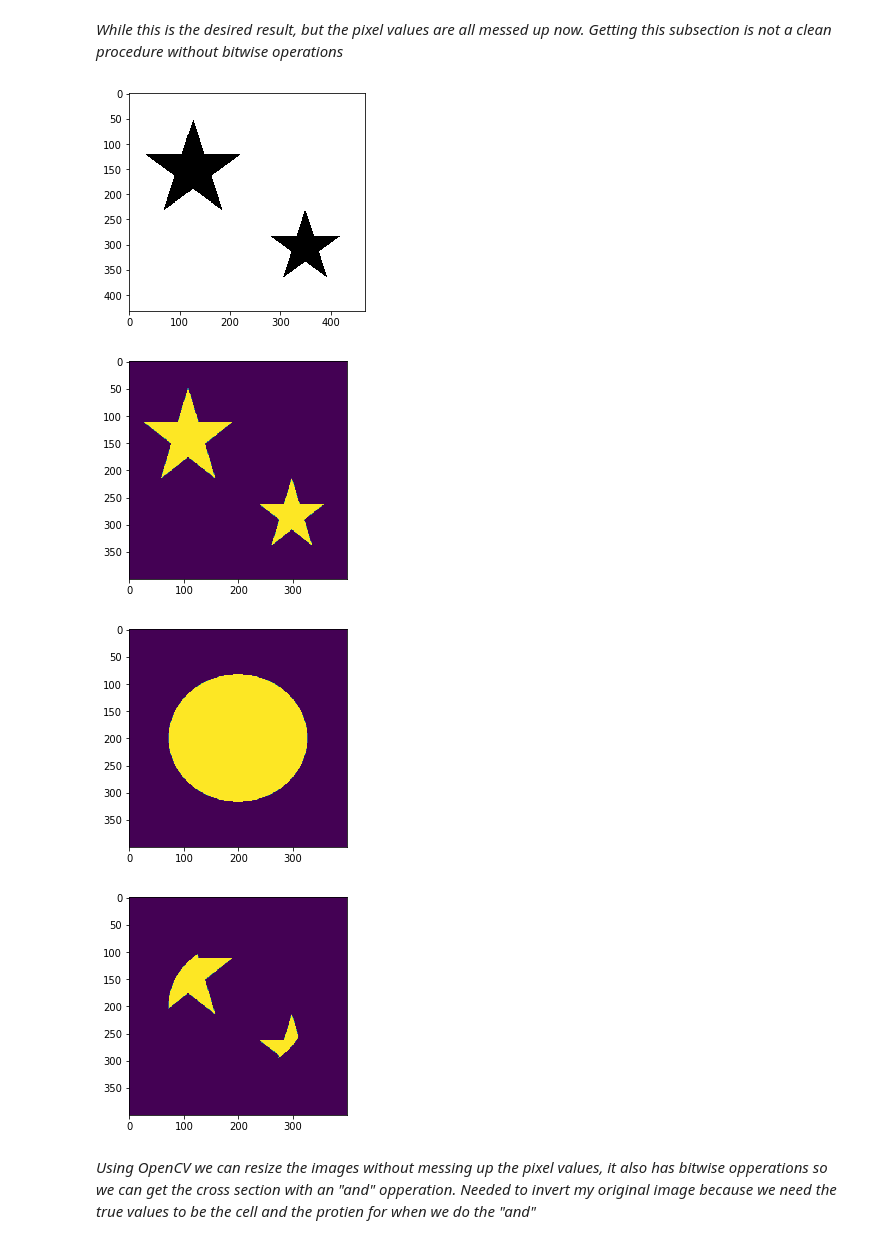
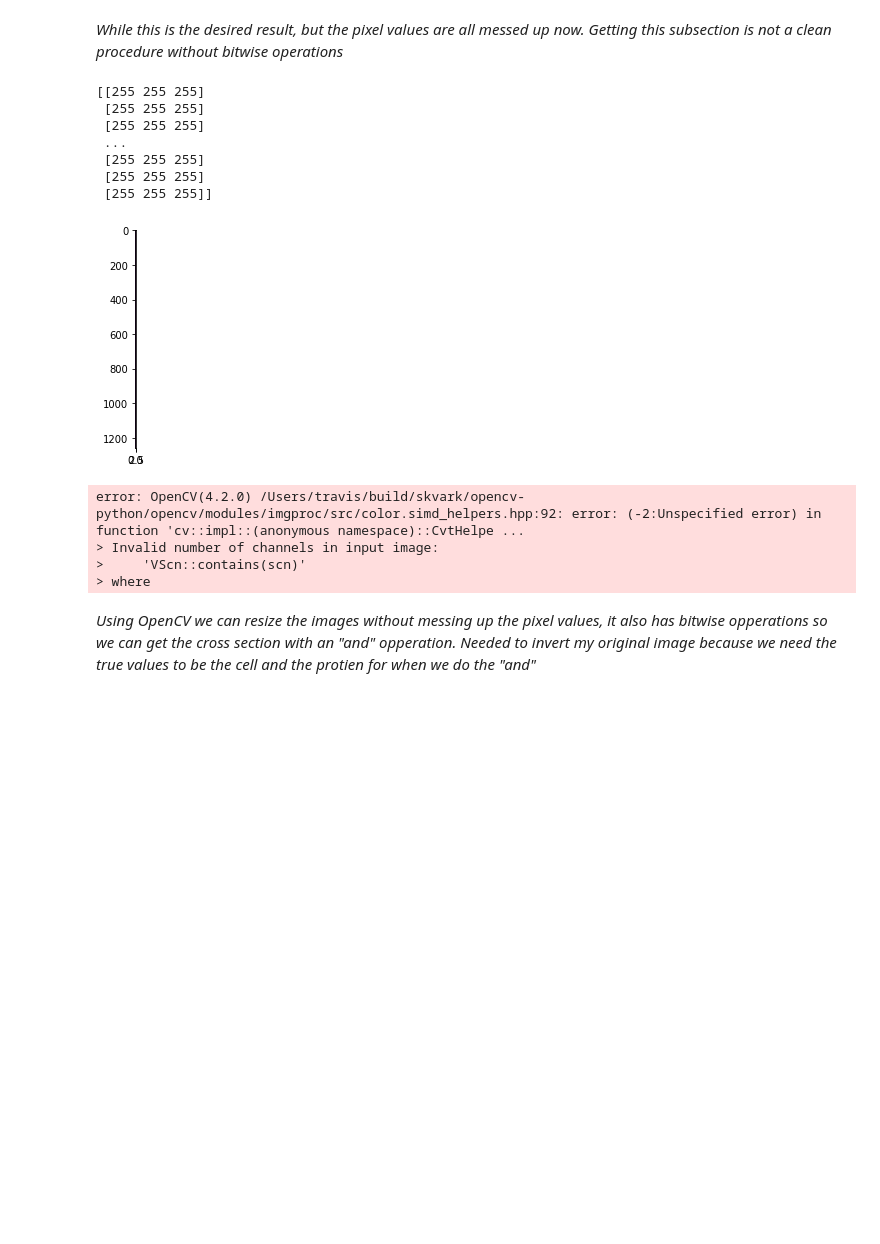
Before and after one commit to MBronars/Cell_Tracking, a Jupyter notebook: ROI Overlap.ipynb, the cells around one changed output. Saved outputs shown, nothing was run; the diff lists cells and outputs as text; code cells hidden in the pictures; blank space fills up the shorter version.

```diff
--- a/ROI Overlap.ipynb
+++ b/ROI Overlap.ipynb
@@ -41,31 +41,42 @@ Clipping input data to the valid range for imshow with RGB data ([0..1] for floa
 # %% [markdown]
 *While this is the desired result, but the pixel values are all messed up now.  Getting this subsection is not a clean procedure without bitwise operations*
 # %%
-cell2 = cv.imread("doubleCell.png")
+cell2 = cv.imread("test_stack.tif", cv.IMREAD_UNCHANGED)
+print(cell2)
+plt.imshow(cell2)
+plt.show()
 gray = cv.cvtColor(cell2, cv.COLOR_BGR2GRAY)
 ret, cellG = cv.threshold(gray, 254, 255, 0)
 plt.imshow(cellG, cmap = 'Greys_r')
 plt.show()
 protien2 = cv.imread("Protien.png")
 grayP = cv.cvtColor(protien2, cv.COLOR_BGR2GRAY)
 ret, protienG = cv.threshold(grayP, 254, 255, 0)
 dim = (400,400)
 cellG = cv.resize(cellG,dim)
 protienG = cv.resize(protienG,dim)
 not_cell = cv.bitwise_not(cellG)
 not_protien = cv.bitwise_not(protienG)
 over = cv.bitwise_and(not_cell,not_protien)
 plt.imshow(not_cell)
 plt.show()
 plt.imshow(not_protien)
 plt.show()
 plt.imshow(over)
 plt.show()
 # %% [output]
+[[255 255 255]
+ [255 255 255]
+ [255 255 255]
+ ...
+ [255 255 255]
+ [255 255 255]
+ [255 255 255]]
-[figure, old version]
+[figure, new version]
-[figure, removed]
-[figure, removed]
-[figure, removed]
+error: OpenCV(4.2.0) /Users/travis/build/skvark/opencv-python/opencv/modules/imgproc/src/color.simd_helpers.hpp:92: error: (-2:Unspecified error) in function 'cv::impl::(anonymous namespace)::CvtHelpe ...
+> Invalid number of channels in input image:
+>     'VScn::contains(scn)'
+> where
 # %% [markdown]
 *Using OpenCV we can resize the images without messing up the pixel values, it also has bitwise opperations so we can get the cross section with an "and" opperation.  Needed to invert my original image because we need the true values to be the cell and the protien for when we do the "and"*
 # %% [markdown]
```
Also changed, not shown: parts of 2 cells of this notebook, 19 other files.
